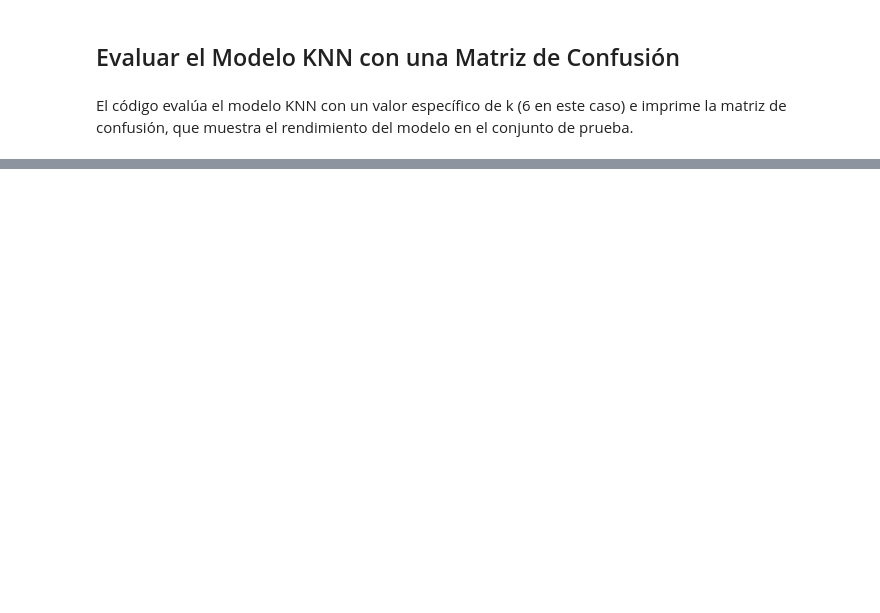
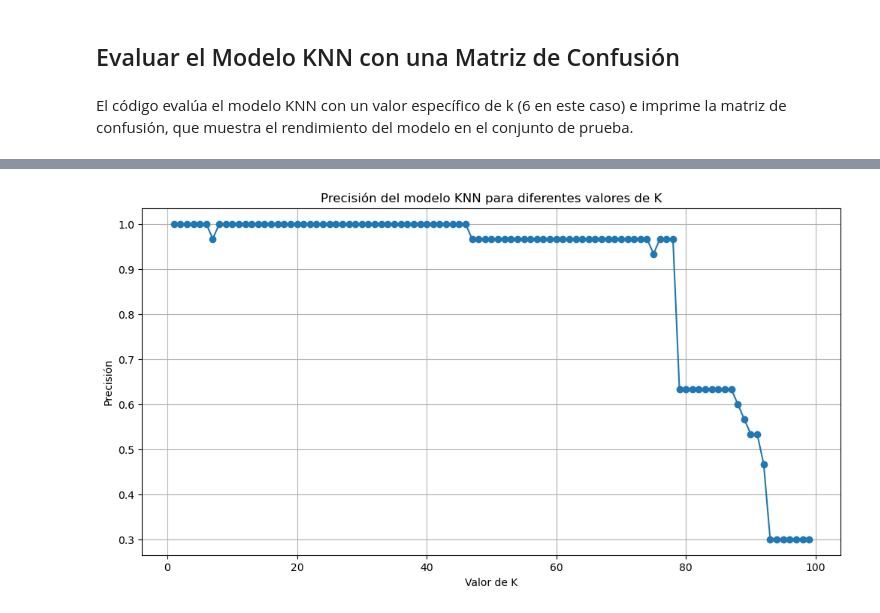
Before and after one commit to Kev1606/Iris-Flower---Machine-Learning, a Jupyter notebook: tarea02.ipynb, the cells around one changed output, grey strips where cells are left out. Cells and saved outputs as stored; diff of their text form; code cells hidden in the pictures; blank space fills up the shorter version.

```diff
--- a/tarea02.ipynb
+++ b/tarea02.ipynb
@@ -179,0 +196,11 @@ Confusion Matrix:
+# %%
+# Crear el gráfico
+plt.figure(figsize=(12, 6))
+plt.plot(k_values, accuracy_list, marker='o')
+plt.title('Precisión del modelo KNN para diferentes valores de K')
+plt.xlabel('Valor de K')
+plt.ylabel('Precisión')
+plt.grid(True)
+plt.show()
+# %% [output]
+[figure, added]
```
Also changed, not shown: parts of 9 cells of this notebook.
